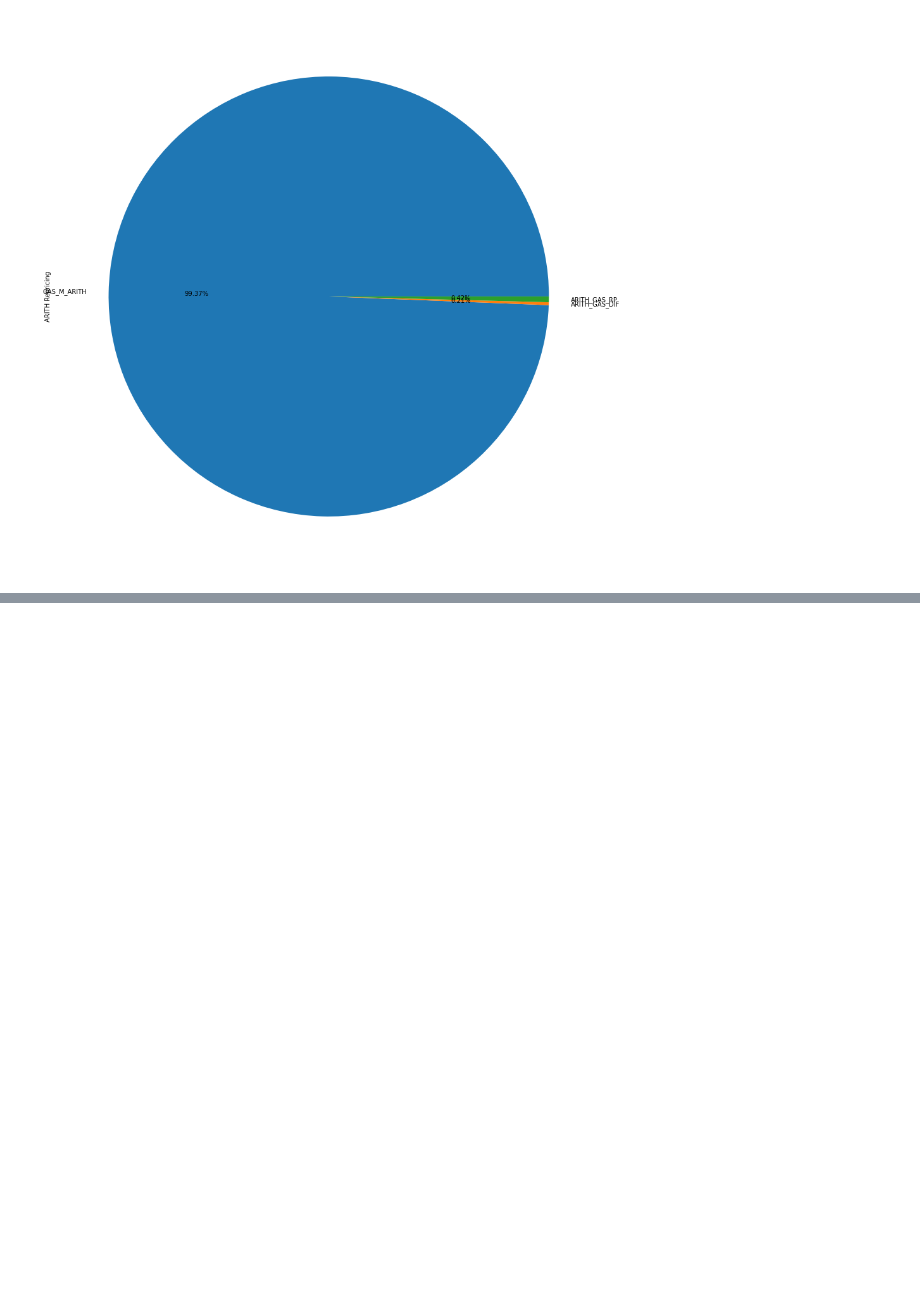
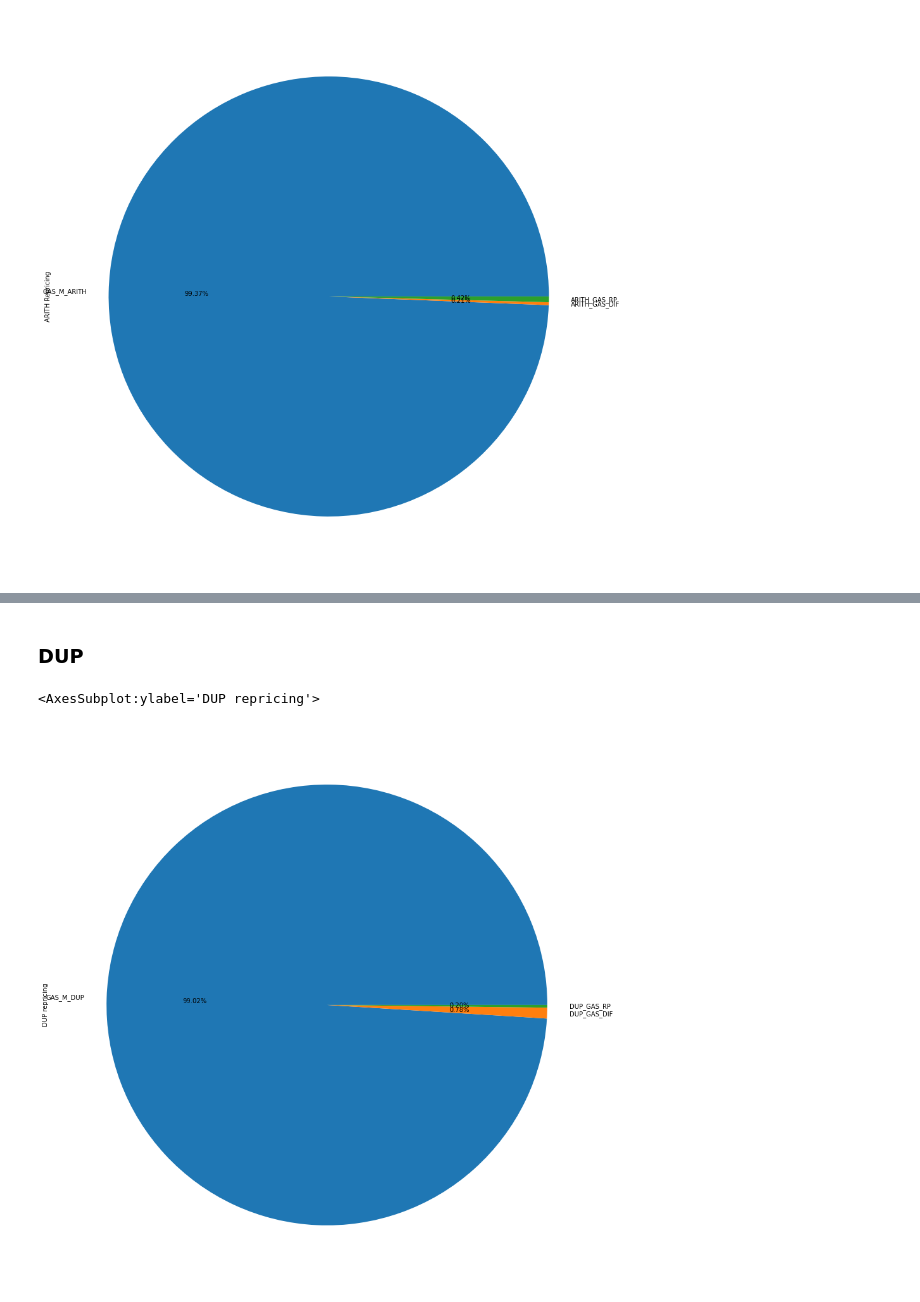
Before and after one commit to hugo-dc/opcode_usage, a Jupyter notebook: notebook/evm_price_improvements.ipynb, the cells around one changed output, grey strips where cells are left out. Saved outputs shown, nothing was run; the diff lists cells and outputs as text; code cells hidden in the pictures; blank space fills up the shorter version.

```diff
--- a/notebook/evm_price_improvements.ipynb
+++ b/notebook/evm_price_improvements.ipynb
@@ -296,0 +359,7 @@ df['GAS_DIF'].mean()
+# %% [markdown]
+### DUP
+# %%
+df[['GAS_M_DUP', 'DUP_GAS_DIF', 'DUP_GAS_RP']].sum().plot(kind='pie', label='DUP repricing', figsize=(16, 16), autopct=autopct)
+# %% [output]
+<AxesSubplot:ylabel='DUP repricing'>
+[figure, added]
```
Also changed, not shown: parts of 23 cells of this notebook.
